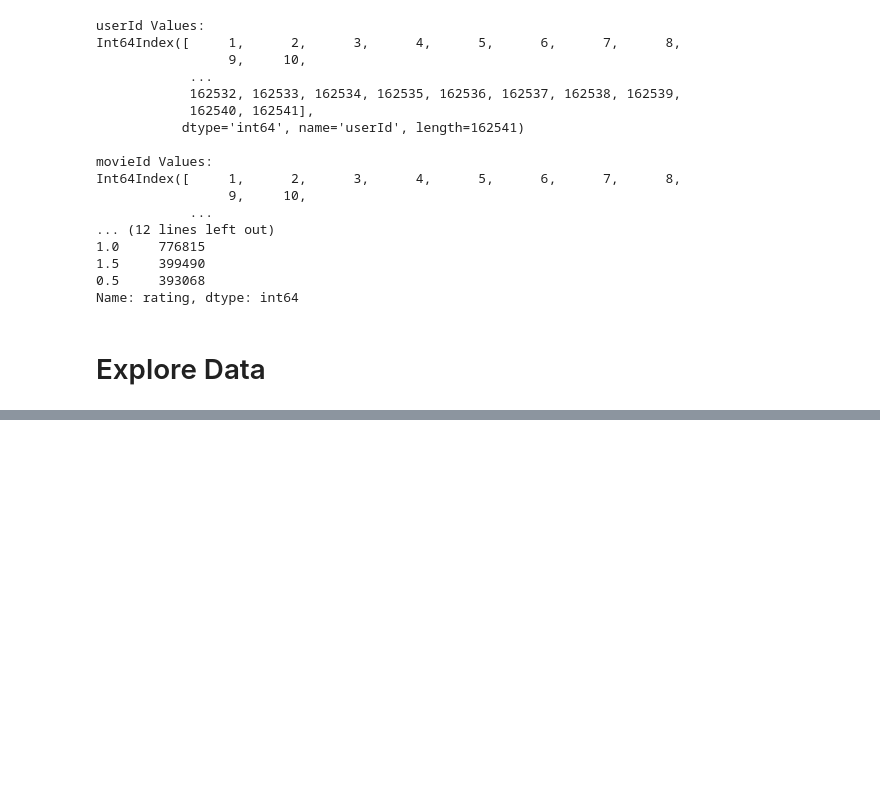
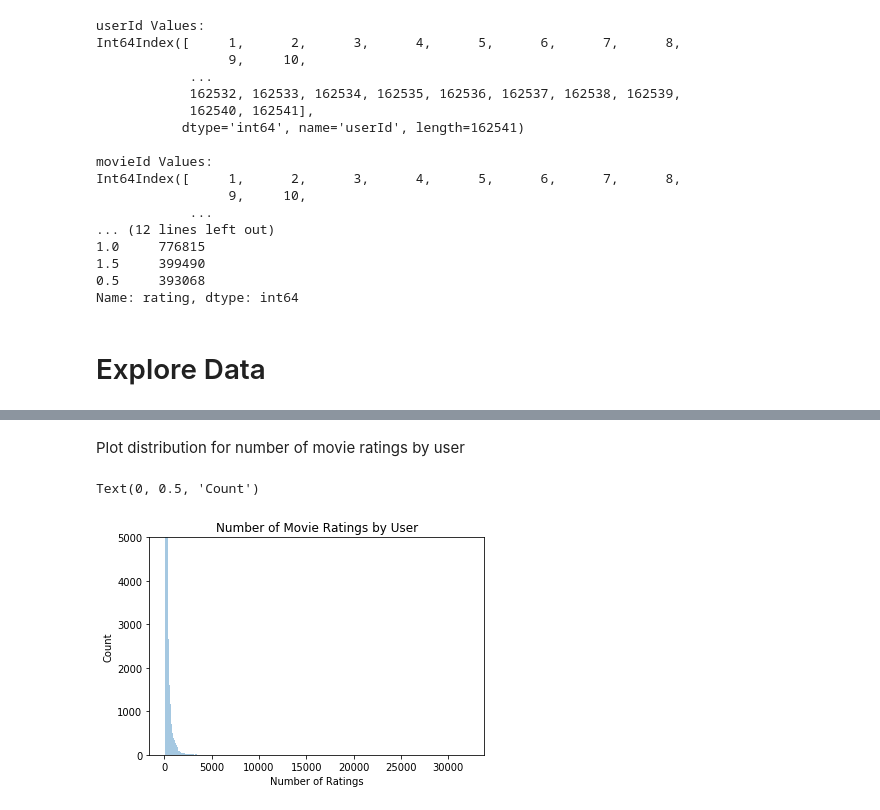
Before and after one commit to blantj/movie_recommendation_system, a Jupyter notebook: Modeling.ipynb, the cells around one changed output, grey strips where cells are left out. Cells and saved outputs as stored; diff of their text form; code cells hidden in the pictures; blank space fills up the shorter version.

```diff
--- a/Modeling.ipynb
+++ b/Modeling.ipynb
@@ -75,0 +116,3 @@ Name: rating, dtype: int64
+# %%
+user_df = df.groupby('userId').count()
+user_df[['rating']].describe()
@@ -75,0 +129,12 @@ Name: rating, dtype: int64
+# %% [markdown]
+Plot distribution for number of movie ratings by user
+# %%
+fig, ax = plt.subplots()
+sns.distplot(user_df['rating'], bins=500, kde=False, ax=ax)
+ax.set_title('Number of Movie Ratings by User')
+ax.set_xlabel('Number of Ratings')
+ax.set_ylim([0,5000])
+ax.set_ylabel('Count')
+# %% [output]
+Text(0, 0.5, 'Count')
+[figure, added]
```
Also changed, not shown: parts of 20 cells of this notebook.
